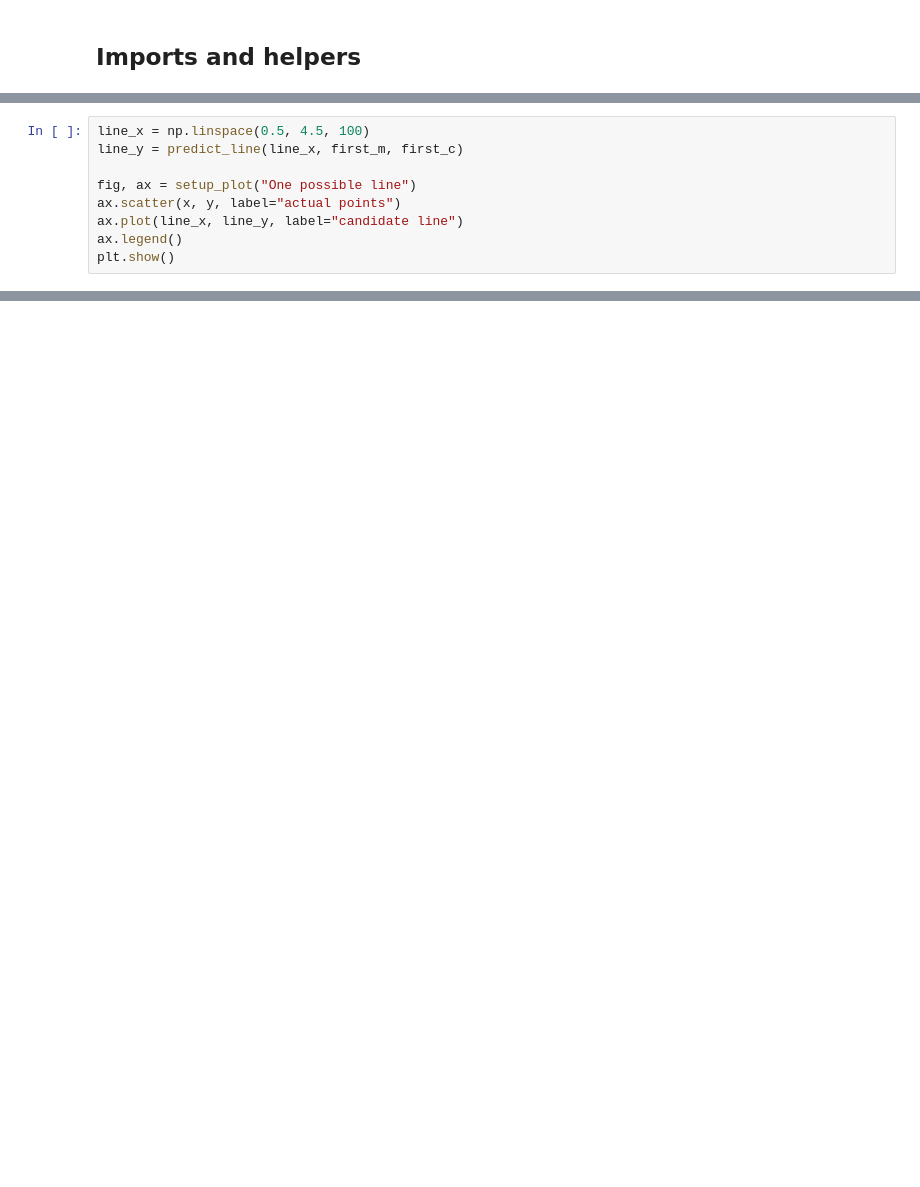
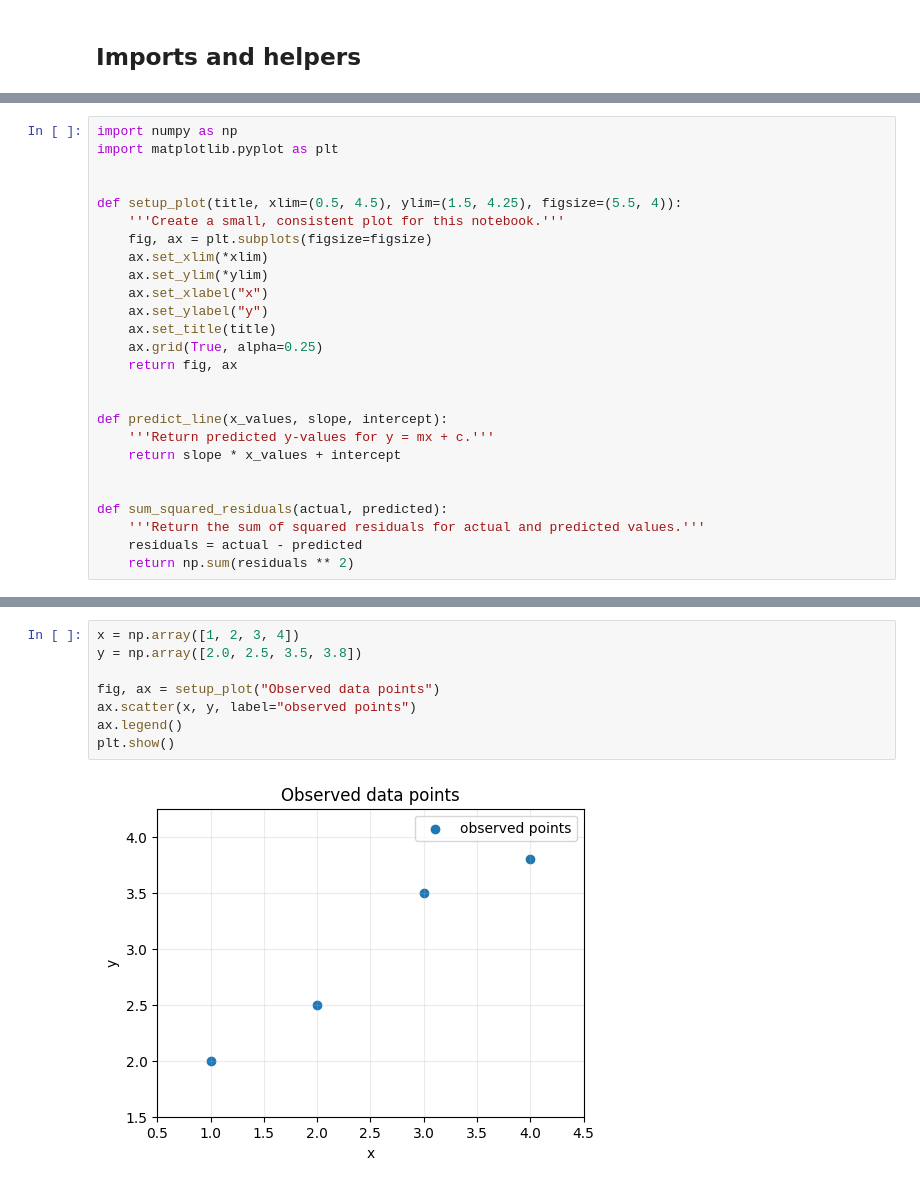
Before and after one commit to AnthonyPWatts/imperial-ai-coursework, a Jupyter notebook: maths-refresh/06-intro-to-least-squares.ipynb, the cells around one changed output, grey strips where cells are left out. Cells and saved outputs as stored; diff of their text form; blank space fills up the shorter version.

Commit message:
Further tidying of notebooks. Flipped least squres around a bit after finding a more preferred explanation online

```diff
--- a/maths-refresh/06-intro-to-least-squares.ipynb
+++ b/maths-refresh/06-intro-to-least-squares.ipynb
@@ -87,9 +21,0 @@ predicted y: [1.9 2.6 3.3 4. ]
-# %%
-line_x = np.linspace(0.5, 4.5, 100)
-line_y = predict_line(line_x, first_m, first_c)
-
-fig, ax = setup_plot("One possible line")
-ax.scatter(x, y, label="actual points")
-ax.plot(line_x, line_y, label="candidate line")
-ax.legend()
-plt.show()
@@ -356,0 +22,26 @@ The main idea is:
+# %%
+import numpy as np
+import matplotlib.pyplot as plt
+
+
+def setup_plot(title, xlim=(0.5, 4.5), ylim=(1.5, 4.25), figsize=(5.5, 4)):
+    '''Create a small, consistent plot for this notebook.'''
+    fig, ax = plt.subplots(figsize=figsize)
+    ax.set_xlim(*xlim)
+    ax.set_ylim(*ylim)
+    ax.set_xlabel("x")
+    ax.set_ylabel("y")
+    ax.set_title(title)
+    ax.grid(True, alpha=0.25)
+    return fig, ax
+
+
+def predict_line(x_values, slope, intercept):
+    '''Return predicted y-values for y = mx + c.'''
+    return slope * x_values + intercept
+
+
+def sum_squared_residuals(actual, predicted):
+    '''Return the sum of squared residuals for actual and predicted values.'''
+    residuals = actual - predicted
+    return np.sum(residuals ** 2)
@@ -356,0 +62,10 @@ The main idea is:
+# %%
+x = np.array([1, 2, 3, 4])
+y = np.array([2.0, 2.5, 3.5, 3.8])
+
+fig, ax = setup_plot("Observed data points")
+ax.scatter(x, y, label="observed points")
+ax.legend()
+plt.show()
+# %% [output]
+[figure, added]
```
Also changed, not shown: parts of 69 cells of this notebook, 9 other files.
